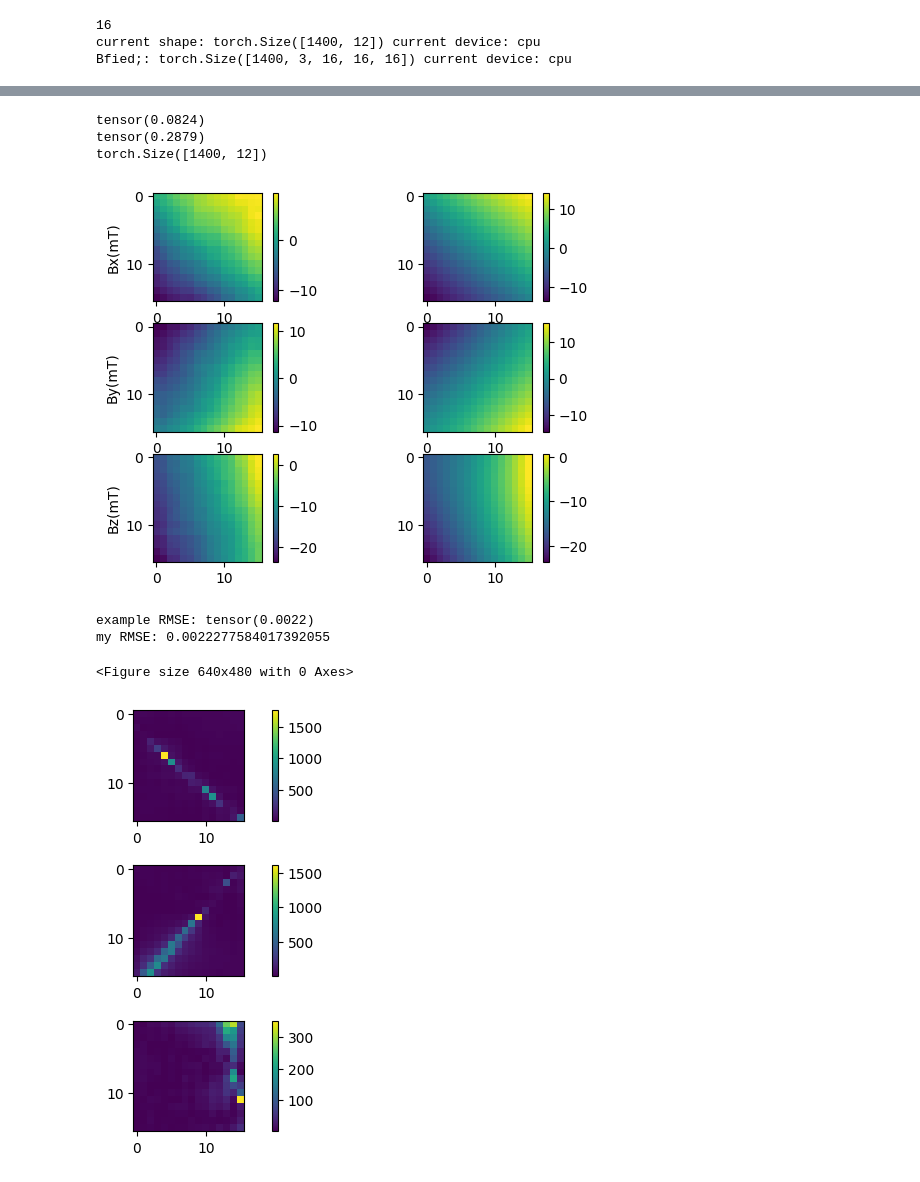
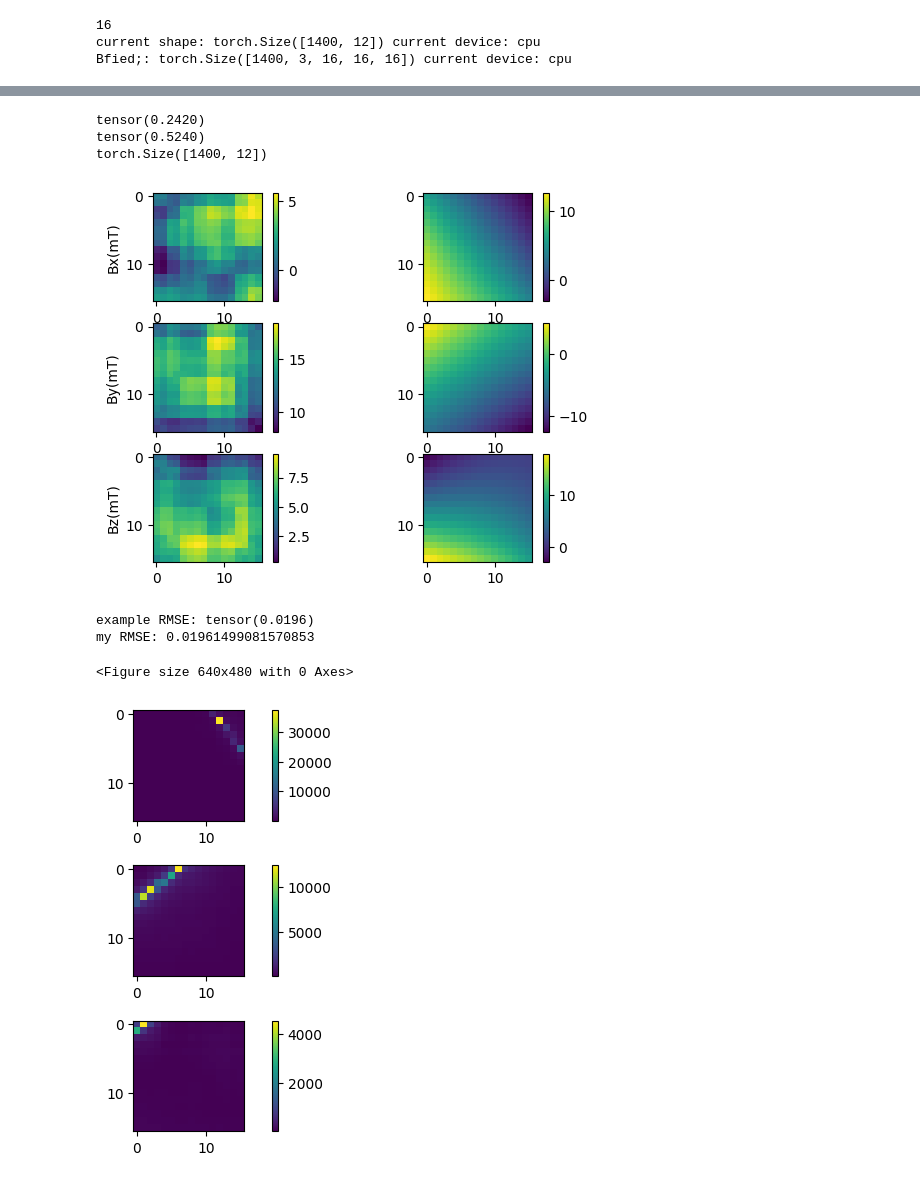
Before and after one commit to Junang-Wang/Qubot_Elastica, a Jupyter notebook: Modeling eMNS/CNN_satatics.ipynb, the cells around one changed output, grey strips where cells are left out. Drawn from its saved outputs; the diff is of its cells as text; code cells hidden in the pictures.

```diff
--- a/Modeling eMNS/CNN_satatics.ipynb
+++ b/Modeling eMNS/CNN_satatics.ipynb
@@ -169,7 +169,7 @@ rmse_norm = torch.sqrt(mse_norm/num_samples/grid_space)
 
 print(loss_norm)
 print(rmse_norm)
-current_index = 1300
+current_index = 1
 print(current.shape)
 
 z_plane_index= 11
@@ -195,37 +195,37 @@ for i in range(1,4):
     plt.subplot(3,2,2*i)
     plt.imshow(Bfield_temp*1000)
     plt.colorbar()
     # print('B_est_temp:',B_est_temp)
     # print('Bfield_temp:',Bfield_temp)
     MSE_temp += F.mse_loss(torch.tensor(B_est_temp),torch.tensor(Bfield_temp),reduction='sum')
     my_error += np.sum((B_est_temp-Bfield_temp)**2)
 
 plt.show()
 RMSE_temp = torch.sqrt(MSE_temp/grid_x/grid_y)
 RMSE_my = np.sqrt(my_error/grid_x/grid_y)
 print('example RMSE:',RMSE_temp)
 print('my RMSE:', RMSE_my)
 from pylab import *
 subplots_adjust(left=0.0,bottom=0.0,top=1,right=1)
 fig, ax = plt.subplots(3, 1)
 fig.tight_layout()
 
 for i in range(1,4):
     plt.subplot(3,1,i)
     plt.imshow(Error_CNN[current_index,i-1,:,:,z_plane_index])
     plt.colorbar(fraction=0.04)
 
 plt.show()
 
 plt.hist(Error_CNN[current_index,:,:,:,z_plane_index].reshape(-1),bins=30,range=[-1.0e2,1.0e2])
 plt.title("histogram")
 plt.show()
 # %% [output]
-tensor(0.0824)
-tensor(0.2879)
+tensor(0.2420)
+tensor(0.5240)
 torch.Size([1400, 12])
-[figure, old version]
+[figure, new version]
-example RMSE: tensor(0.0022)
-my RMSE: 0.0022277584017392055
+example RMSE: tensor(0.0196)
+my RMSE: 0.01961499081570853
 <Figure size 640x480 with 0 Axes>
-[figure, old version]
+[figure, new version]
```
Also changed, not shown: parts of 5 cells of this notebook, 2 other files.
